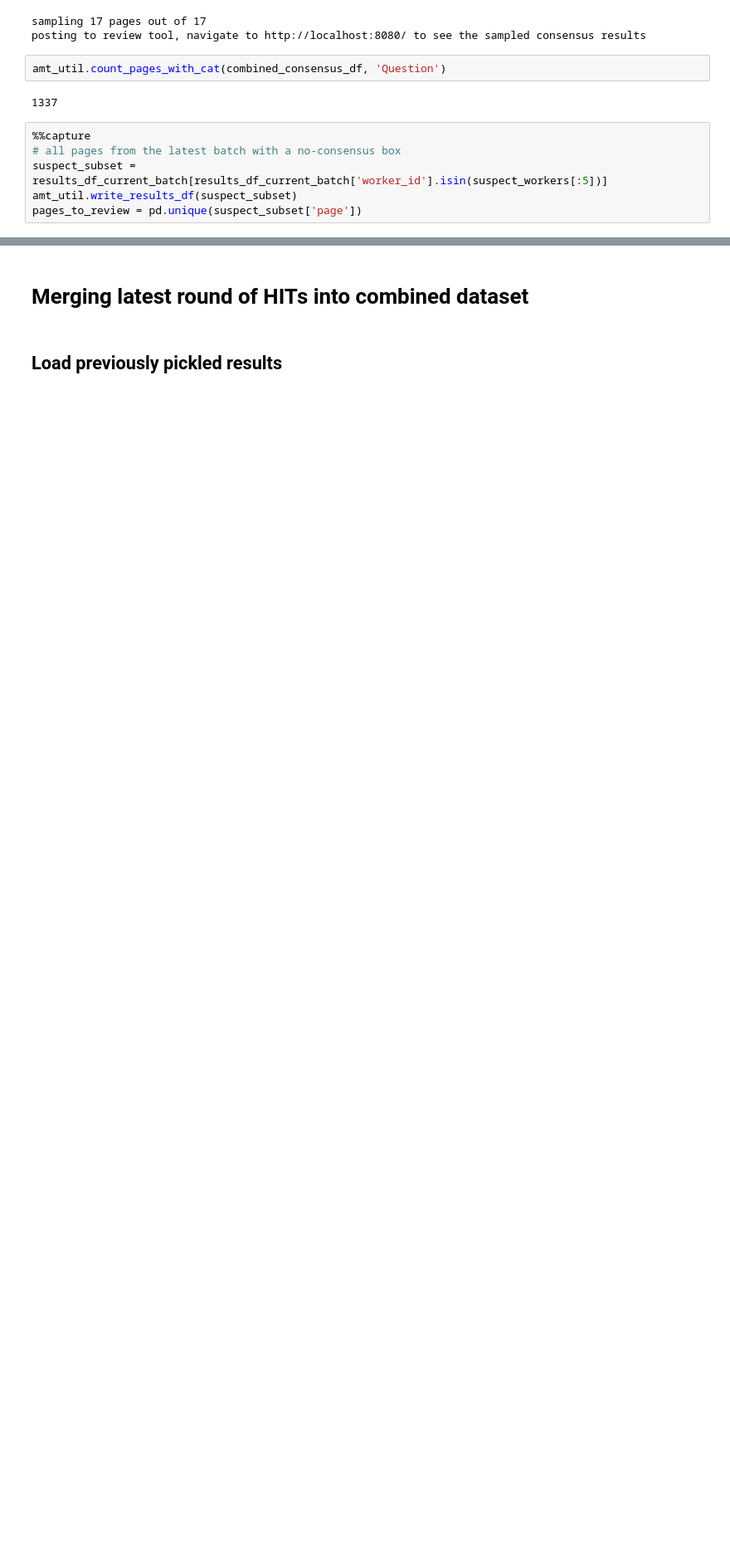
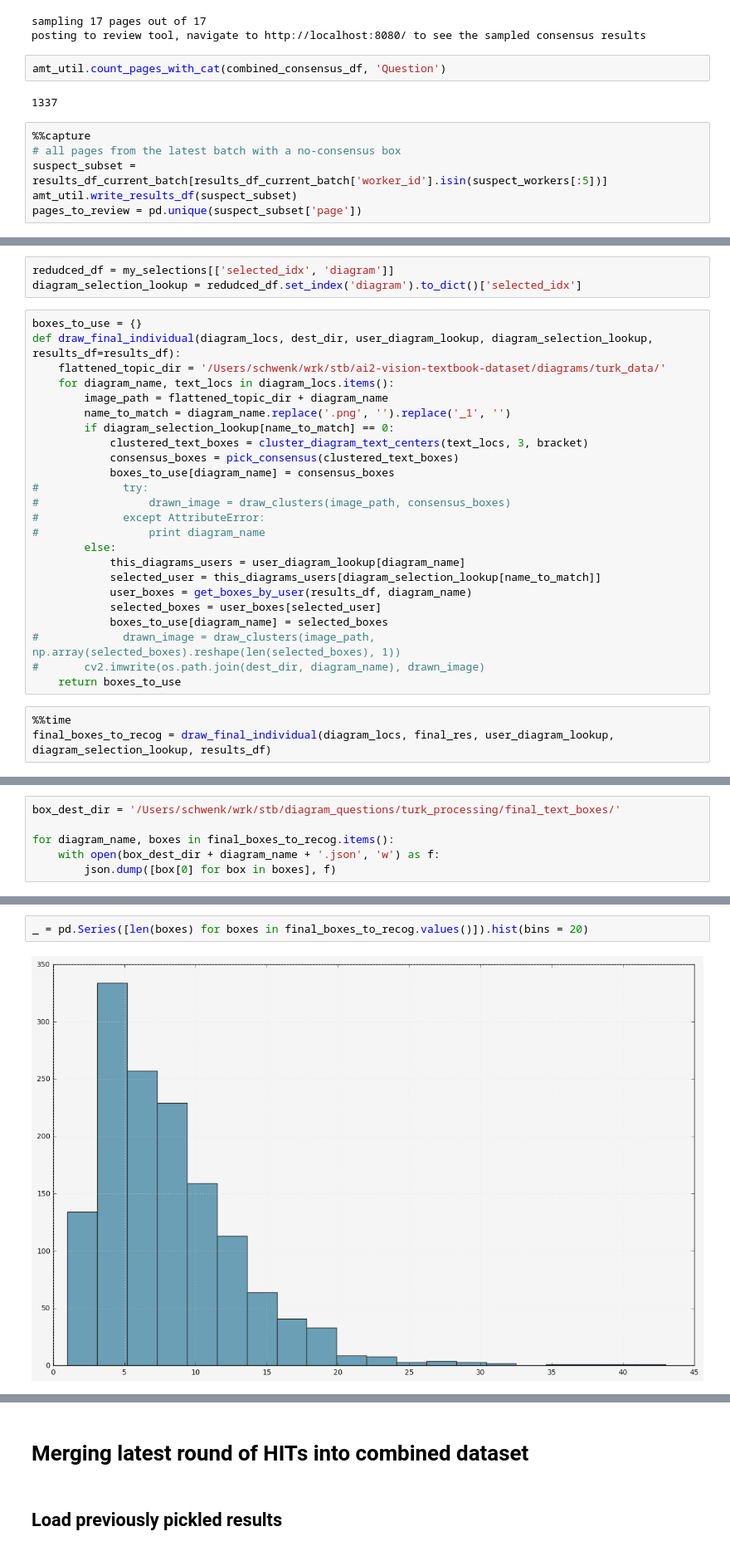
Before and after one commit to drschwenk/turk_processing, a Jupyter notebook: mturk_diagram_annotation.ipynb, the cells around one changed output, grey strips where cells are left out. Shown: that part at 83% size. Drawn from its saved outputs; the diff is of its cells as text; blank space fills up the shorter version.

```diff
--- a/mturk_diagram_annotation.ipynb
+++ b/mturk_diagram_annotation.ipynb
@@ -621,0 +671,30 @@ pages_to_review = pd.unique(suspect_subset['page'])
+# %%
+redudced_df = my_selections[['selected_idx', 'diagram']]
+diagram_selection_lookup = redudced_df.set_index('diagram').to_dict()['selected_idx']
+# %%
+boxes_to_use = {}
+def draw_final_individual(diagram_locs, dest_dir, user_diagram_lookup, diagram_selection_lookup, results_df=results_df):
+    flattened_topic_dir = '/Users/schwenk/wrk/stb/ai2-vision-textbook-dataset/diagrams/turk_data/'
+    for diagram_name, text_locs in diagram_locs.items():
+        image_path = flattened_topic_dir + diagram_name
+        name_to_match = diagram_name.replace('.png', '').replace('_1', '')
+        if diagram_selection_lookup[name_to_match] == 0:
+            clustered_text_boxes = cluster_diagram_text_centers(text_locs, 3, bracket)
+            consensus_boxes = pick_consensus(clustered_text_boxes)
+            boxes_to_use[diagram_name] = consensus_boxes
+#             try:
+#                 drawn_image = draw_clusters(image_path, consensus_boxes)
+#             except AttributeError:
+#                 print diagram_name
+        else:
+            this_diagrams_users = user_diagram_lookup[diagram_name]
+            selected_user = this_diagrams_users[diagram_selection_lookup[name_to_match]]
+            user_boxes = get_boxes_by_user(results_df, diagram_name)
+            selected_boxes = user_boxes[selected_user]
+            boxes_to_use[diagram_name] = selected_boxes
+#             drawn_image = draw_clusters(image_path, np.array(selected_boxes).reshape(len(selected_boxes), 1))
+#       cv2.imwrite(os.path.join(dest_dir, diagram_name), drawn_image)
+    return boxes_to_use
+# %%
+%%time
+final_boxes_to_recog = draw_final_individual(diagram_locs, final_res, user_diagram_lookup, diagram_selection_lookup, results_df)
@@ -621,0 +704,6 @@ pages_to_review = pd.unique(suspect_subset['page'])
+# %%
+box_dest_dir = '/Users/schwenk/wrk/stb/diagram_questions/turk_processing/final_text_boxes/'
+
+for diagram_name, boxes in final_boxes_to_recog.items():
+    with open(box_dest_dir + diagram_name + '.json', 'w') as f:
+        json.dump([box[0] for box in boxes], f)
@@ -621,0 +714,4 @@ pages_to_review = pd.unique(suspect_subset['page'])
+# %%
+_ = pd.Series([len(boxes) for boxes in final_boxes_to_recog.values()]).hist(bins = 20)
+# %% [output]
+[figure, added]
```
Also changed, not shown: parts of 15 cells of this notebook.
